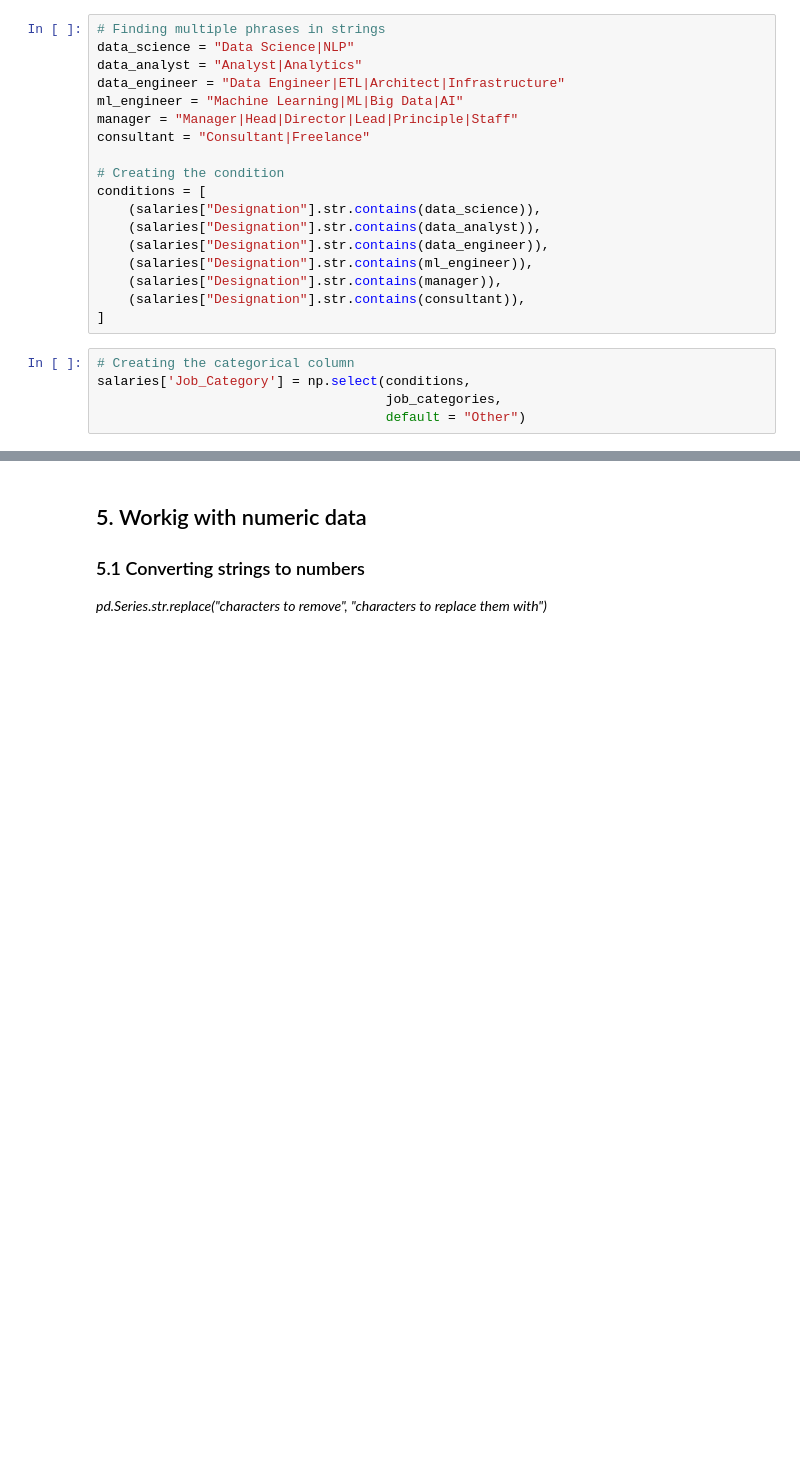
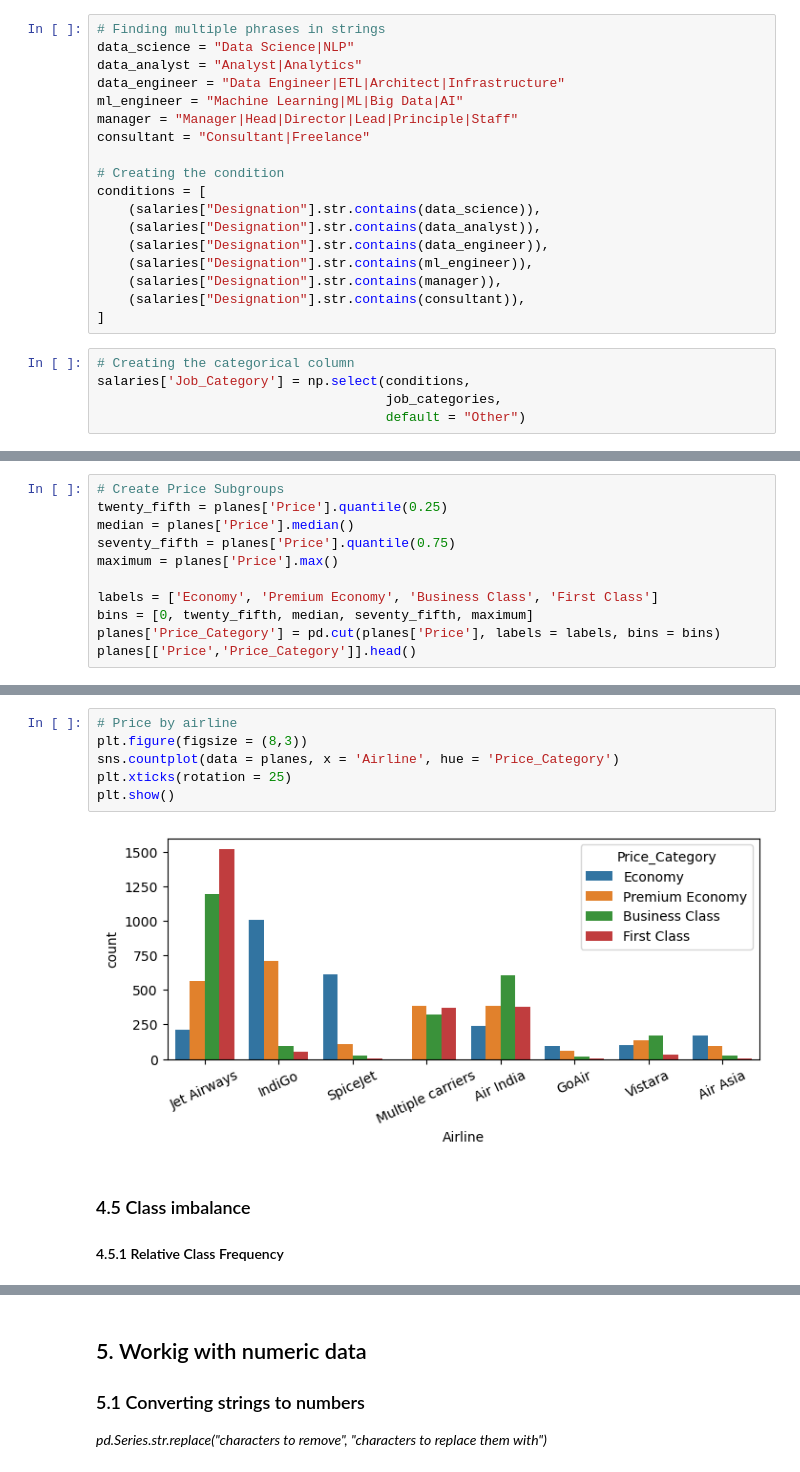
Before and after one commit to Timm26/Data_Science_Handbook, a Jupyter notebook: Preprocessing and EDA/EDA.ipynb, the cells around one changed output, grey strips where cells are left out. Cells and saved outputs as stored; diff of their text form; blank space fills up the shorter version.

```diff
--- a/Preprocessing and EDA/EDA.ipynb
+++ b/Preprocessing and EDA/EDA.ipynb
@@ -230,0 +236,11 @@ salaries.head()
+# %%
+# Create Price Subgroups
+twenty_fifth = planes['Price'].quantile(0.25)
+median = planes['Price'].median()
+seventy_fifth = planes['Price'].quantile(0.75)
+maximum = planes['Price'].max()
+
+labels = ['Economy', 'Premium Economy', 'Business Class', 'First Class']
+bins = [0, twenty_fifth, median, seventy_fifth, maximum]
+planes['Price_Category'] = pd.cut(planes['Price'], labels = labels, bins = bins)
+planes[['Price','Price_Category']].head()
@@ -230,0 +261,11 @@ salaries.head()
+# %%
+# Price by airline
+plt.figure(figsize = (8,3))
+sns.countplot(data = planes, x = 'Airline', hue = 'Price_Category')
+plt.xticks(rotation = 25)
+plt.show()
+# %% [output]
+[figure, added]
+# %% [markdown]
+### 4.5 Class imbalance
+#### 4.5.1 Relative Class Frequency
```
Also changed, not shown: parts of 8 cells of this notebook, 2 other files.
